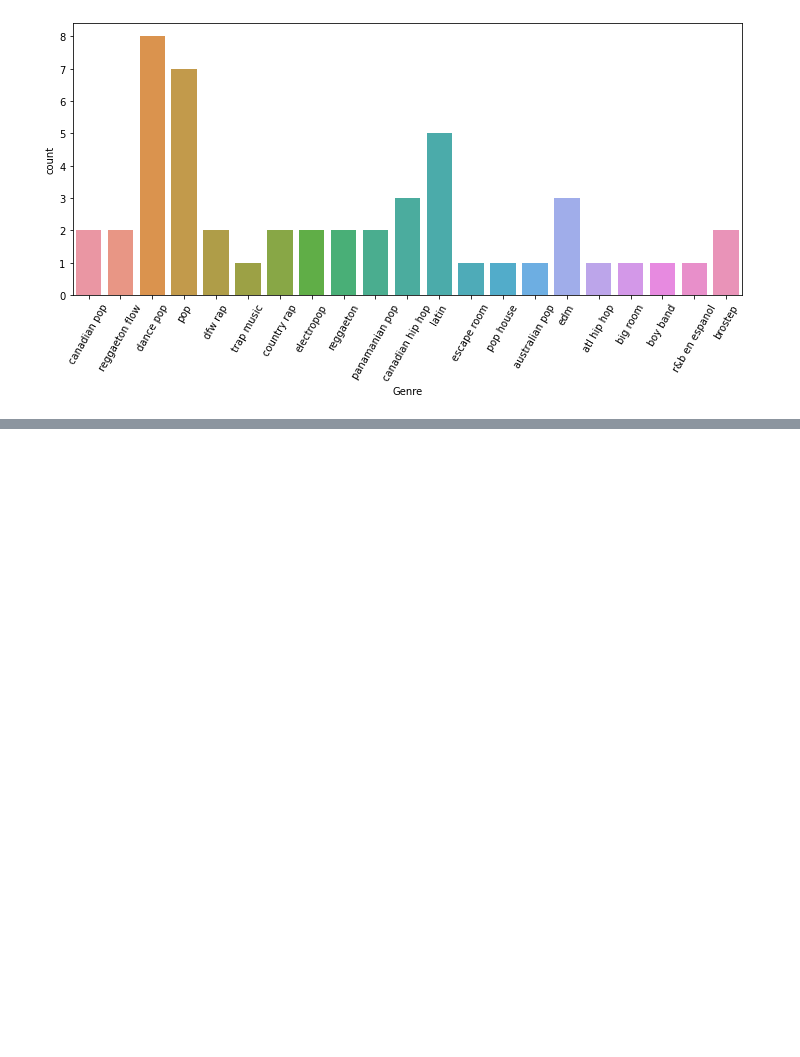
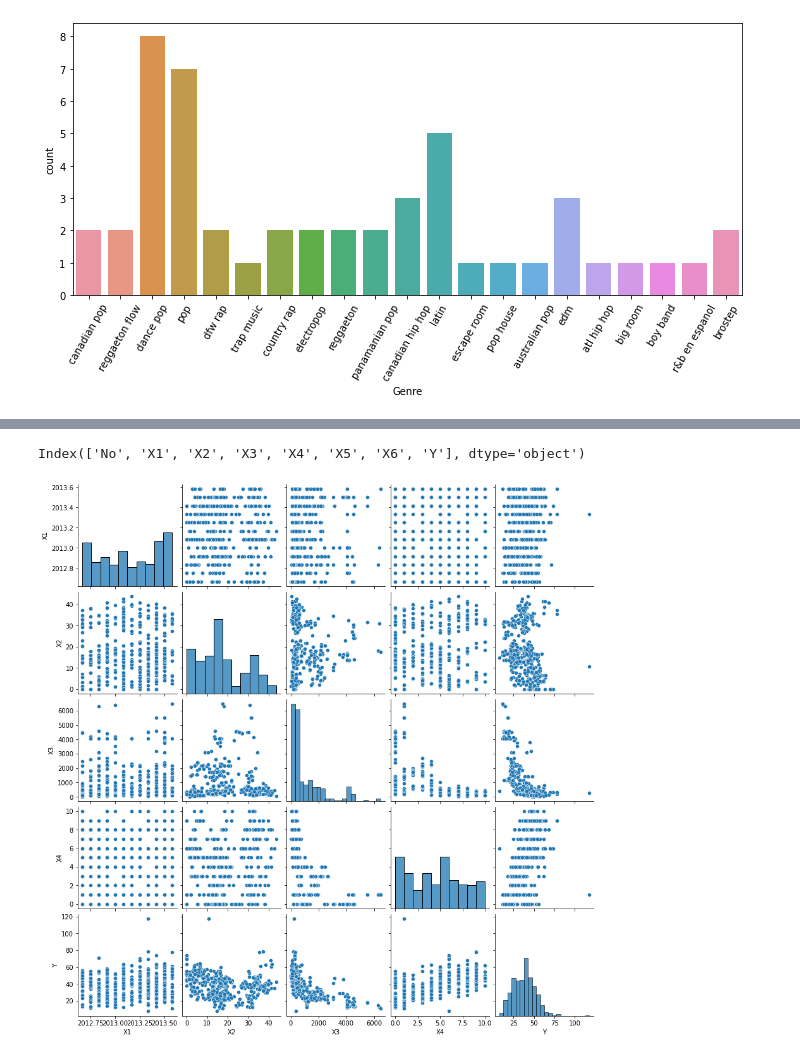
Before and after one commit to Rogerio-mack/work, a Jupyter notebook: EE_python_workshop.ipynb, the cells around one changed output, grey strips where cells are left out. Saved outputs shown, nothing was run; the diff lists cells and outputs as text; code cells hidden in the pictures; blank space fills up the shorter version.

```diff
--- a/EE_python_workshop.ipynb
+++ b/EE_python_workshop.ipynb
@@ -741,24 +207,0 @@ Esses parâmetros valem para toda a sessão e podem ser alterados se você quise
-# %%
-import matplotlib.pyplot as plt
-
-# save rcParams
-`IPython`_default = plt.rcParams.copy()
-
-plt.rc('lines', linewidth=2, color='r')
-
-# que é o mesmo que:
-plt.rcParams['lines.linewidth'] = 2
-plt.rcParams['lines.color'] = 'r'
-
-plt.rc('font', size=12)
-
-print(plt.rcParams.get('lines.linewidth'))
-print(plt.rcParams.get('lines.color'))
-print(plt.rcParams.get('font.size'))
-
-# reset rcParams
-plt.rcParams = `IPython`_default
-
-print(plt.rcParams.get('lines.linewidth'))
-print(plt.rcParams.get('lines.color'))
-print(plt.rcParams.get('font.size'))
@@ -778,9 +207,0 @@ $\rightarrow$ *Empregue `plt.savefig( <arquivos>.JPG|PNG|PDF|SVG )` para salvar
-# %%
-plt.rcParams['savefig.dpi'] = 300
-
-plt.plot(x)
-
-plt.savefig('my_plot.png')
-plt.savefig('my_plot.pdf')
-
-plt.show()
@@ -973,0 +289,4 @@ Date
+# %%
+df = pd.read_csv('/content/Real estate.csv')
+display( df.head() )
+print(df.shape)
@@ -973,0 +309,4 @@ Date
+# %%
+columns_names = df.columns
+df.columns = [x.split(' ')[0] for x in df.columns]
+df.head()
@@ -973,0 +320,9 @@ Date
+# %%
+df.columns
+# %% [output]
+Index(['No', 'X1', 'X2', 'X3', 'X4', 'X5', 'X6', 'Y'], dtype='object')
+# %%
+sns.pairplot(df[['X1', 'X2', 'X3', 'X4', 'Y']])
+plt.show()
+# %% [output]
+[figure, added]
```
Also changed, not shown: parts of 61 cells of this notebook.
